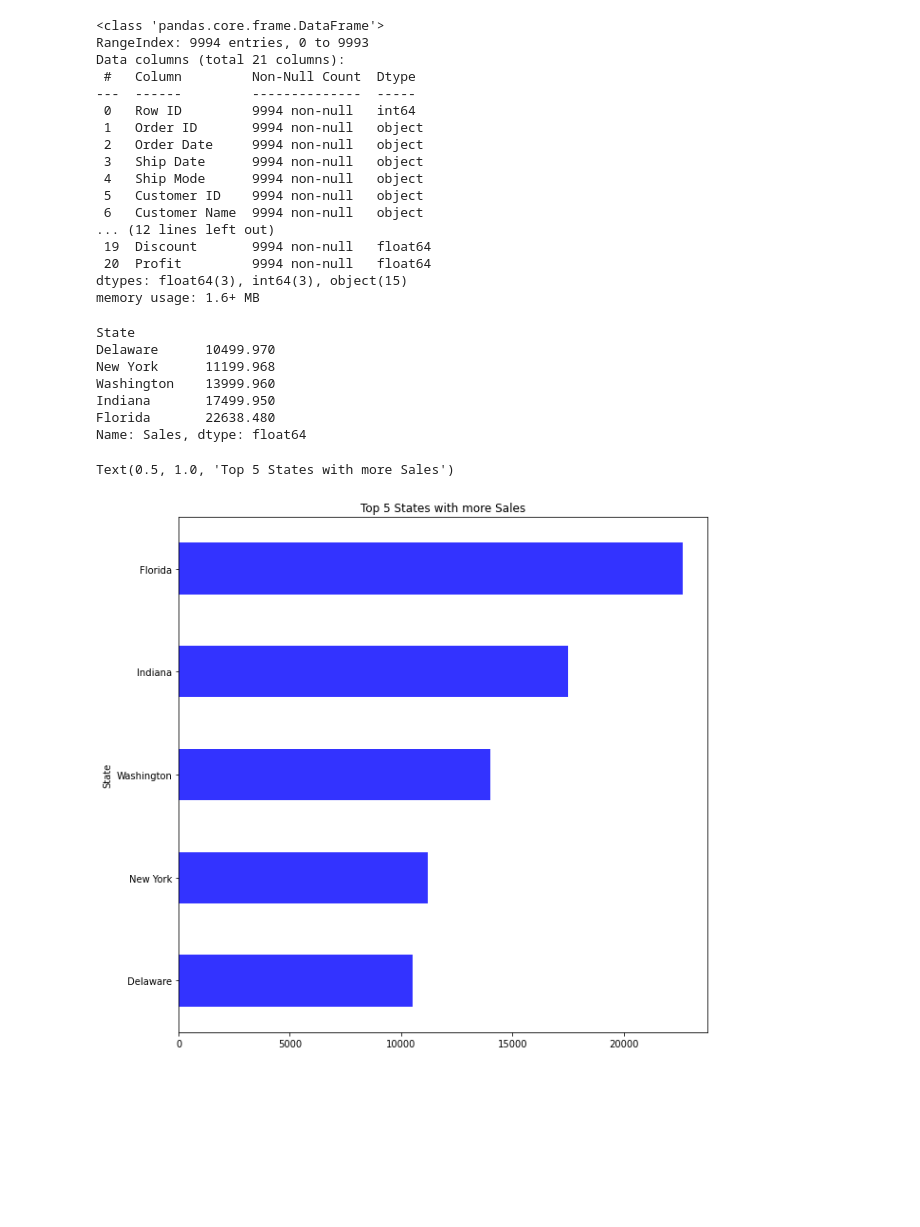
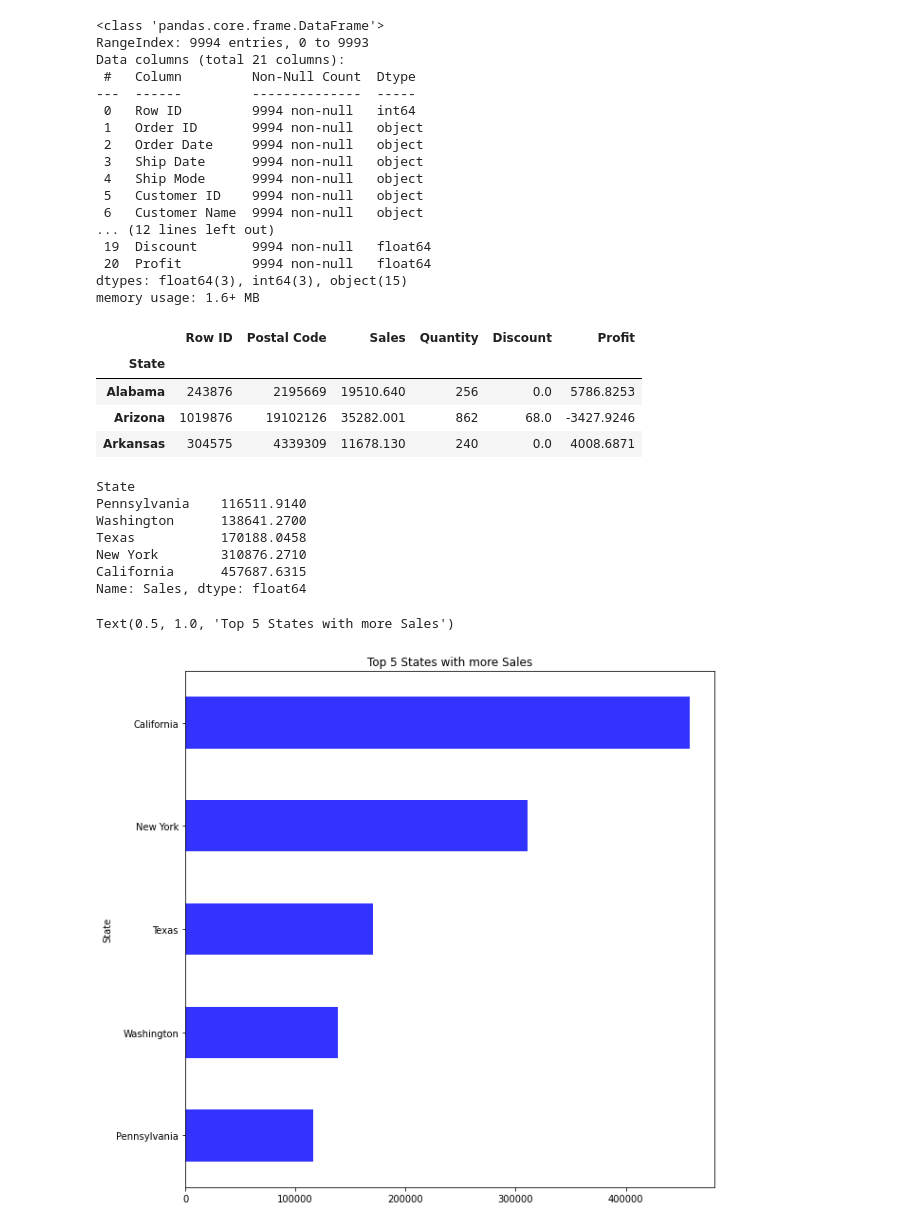
Before and after one commit to Caavalos/DMEGADE3, a Jupyter notebook: MidTerm.ipynb, the cells around one changed output. Drawn from its saved outputs; the diff is of its cells as text; code cells hidden in the pictures; blank space fills up the shorter version.

```diff
--- a/MidTerm.ipynb
+++ b/MidTerm.ipynb
@@ -65,17 +65,26 @@ memory usage: 1.6+ MB
 # Im intrested in seeing where is the best market for this chain of superstores.
 # %%
 df.set_index('State', inplace=True)
+# %%
+df = df.groupby('State').sum()
+df.head(3)
+# %% [output]
+|  | Row ID | Postal Code | Sales | Quantity | Discount | Profit |
+| State |  |  |  |  |  |  |
+| Alabama | 243876 | 2195669 | 19510.640 | 256 | 0.0 | 5786.8253 |
+| Arizona | 1019876 | 19102126 | 35282.001 | 862 | 68.0 | -3427.9246 |
+| Arkansas | 304575 | 4339309 | 11678.130 | 240 | 0.0 | 4008.6871 |
 # %%
 df.sort_values(by='Sales', ascending=True, inplace=True)
 top5 = df['Sales'].tail(5)
 top5
 # %% [output]
 State
-Delaware      10499.970
-New York      11199.968
-Washington    13999.960
-Indiana       17499.950
-Florida       22638.480
+Pennsylvania    116511.9140
+Washington      138641.2700
+Texas           170188.0458
+New York        310876.2710
+California      457687.6315
 Name: Sales, dtype: float64
 # %%
 top5.plot(kind='barh',
@@ -87,7 +96,7 @@ top5.plot(kind='barh',
 plt.title('Top 5 States with more Sales')
 # %% [output]
 Text(0.5, 1.0, 'Top 5 States with more Sales')
-[figure, old version]
+[figure, new version]
 # %%
 df.sort_values(by='Profit', ascending=True, inplace=True)
 top5P = df['Profit'].tail(5)
```
Also changed, not shown: parts of 3 cells of this notebook.
